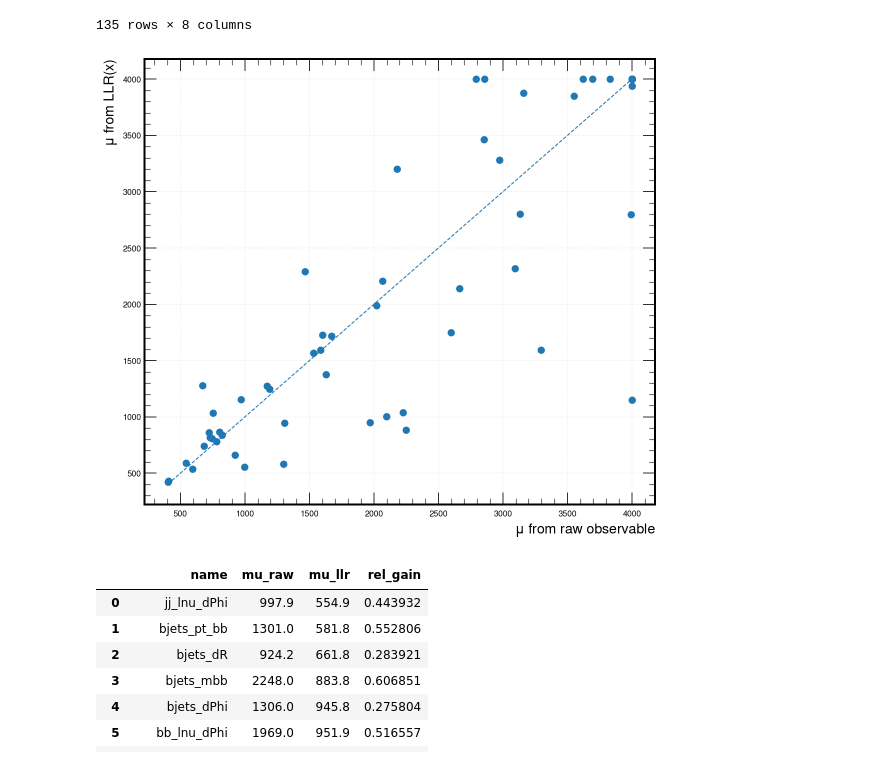
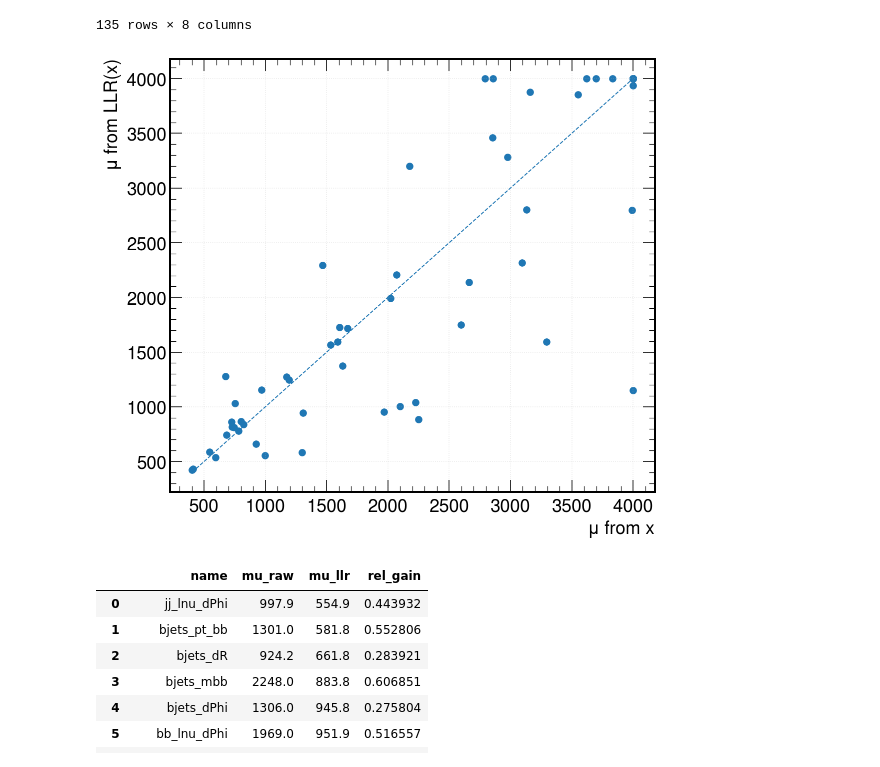
Before and after one commit to antonettprado/hh, a Jupyter notebook: llr_study/curate_vars.ipynb, the cells around one changed output. Cells and saved outputs as stored; diff of their text form; code cells hidden in the pictures.

```diff
--- a/llr_study/curate_vars.ipynb
+++ b/llr_study/curate_vars.ipynb
@@ -5,10 +5,17 @@ import numpy as np
 import uproot
 import matplotlib.pyplot as plt
 import mplhep as hep
-hep.style.use("CMS")
 
 from llr_study import utils
 from utils import functions
+
+plt.style.use(hep.style.CMS)
+label_fontsize = 18
+tick_fontsize = 18
+rlabel = "13.6 TeV"
+legend_fontsize = 18
+cms_fontsize = 18
+ylabel = "normalized events"
 # %%
 %config InlineBackend.figure_format = 'retina'
 # %%
@@ -60,16 +67,18 @@ curated_list = curated_1D['name'].tolist()
 # %%
 # Scatter plot
 fig, ax = plt.subplots(figsize=(8,7))
 ax.scatter(merged['mu_raw'], merged['mu_llr'], s=40)
 ax.plot([merged['mu_raw'].min(), merged['mu_raw'].max()],
         [merged['mu_raw'].min(), merged['mu_raw'].max()],
         linestyle='--', linewidth=1)
-ax.set_xlabel(r'$\mu$ from raw observable', fontsize=14)
-ax.set_ylabel(r'$\mu$ from $\mathrm{LLR}(x)$', fontsize=14)
+ax.set_xlabel(r'$\mu$ from x', fontsize=legend_fontsize)
+ax.set_ylabel(r'$\mu$ from $\mathrm{LLR}(x)$', fontsize=legend_fontsize)
+ax.tick_params(axis='both', labelsize=tick_fontsize)
 ax.grid(True, alpha=0.3)
+plt.savefig('raw_vs_llr_scatter.pdf', dpi=300, bbox_inches='tight')
 plt.tight_layout()
 # %% [output]
-[figure, old version]
+[figure, new version]
 # %%
 curated_1D
 # %% [output]
```
Also changed, not shown: parts of 2 cells of this notebook, 40 other files.
